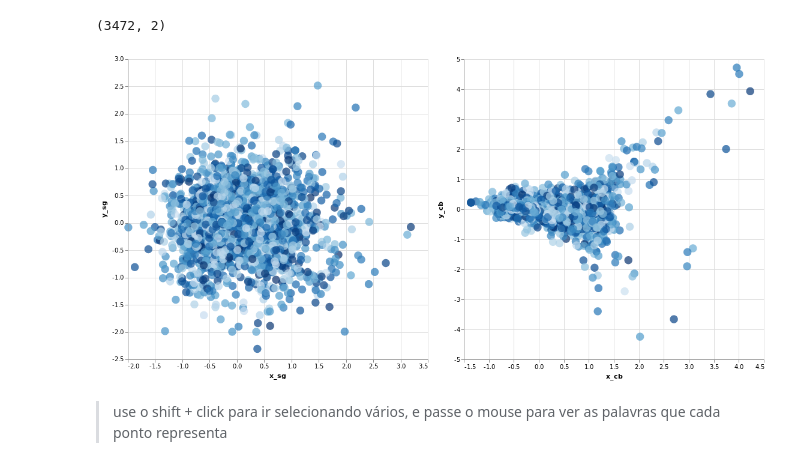
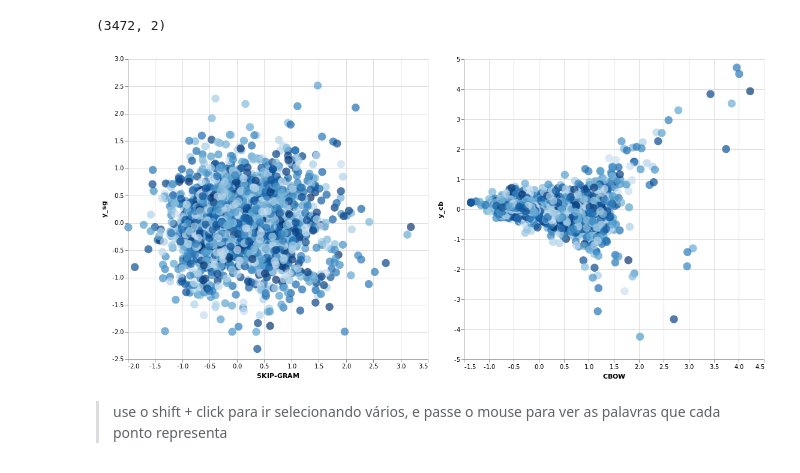
Before and after one commit to demacdolincoln/pytorch_e_machine_learning, a Jupyter notebook: gensim/skip-gram_cbow.ipynb, the cells around one changed output. Drawn from its saved outputs; the diff is of its cells as text; code cells hidden in the pictures.

```diff
--- a/gensim/skip-gram_cbow.ipynb
+++ b/gensim/skip-gram_cbow.ipynb
@@ -137,35 +137,37 @@ import pandas as pd # infelizmente o altair exige o pandas
 alt.themes.enable('opaque')
 alt.renderers.enable('jupyterlab')
 
 selector = alt.selection_multi(empty='all', fields=['label'])
 base = alt.Chart(pd.DataFrame({
         "x_sg" : result_sg[:, 0],
         "y_sg" : result_sg[:, 1],
         "x_cb" : result_cb[:, 0],
         "y_cb" : result_cb[:, 1],
         "label" : words
     })).properties(
         width=500,
         height=500
     ).add_selection(selector)
 
 c1 = base.mark_circle(size=180).encode(
         x="x_sg",
         y="y_sg",
         tooltip="label",
         color=alt.condition(selector, 'label:O', alt.value('transparent'), legend=None)
     )
+c1.encoding.x.title = "skip-gram".upper()
 
 c2 = base.mark_circle(size=180).encode(
         x="x_cb",
         y="y_cb",
         tooltip="label",
-        color=alt.condition(selector, 'label:O', alt.value('transparent'), legend=None)
+        color=alt.condition(selector, 'label:O', alt.value('transparent'), legend=None),
     )
+c2.encoding.x.title = "cbow".upper()
 
 c1|c2
 # %% [output]
-[figure, old version]
+[figure, new version]
 # %% [markdown]
 > use o shift + click para ir selecionando vários, e passe o mouse para ver as palavras que cada ponto representa
 # %% [markdown]
```
Also changed, not shown: parts of 3 cells of this notebook.
